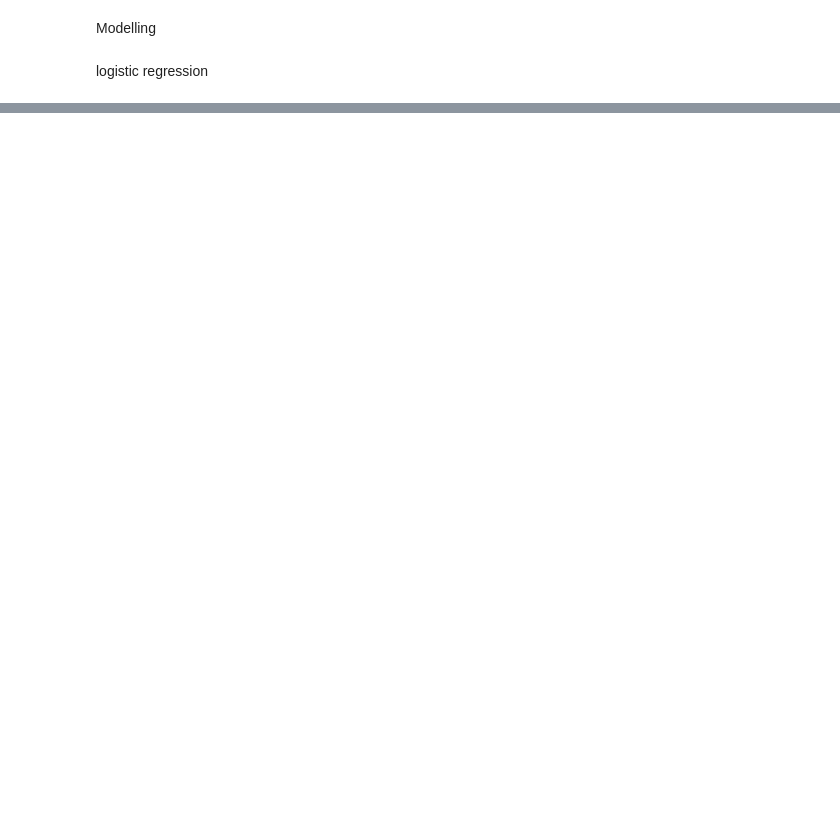
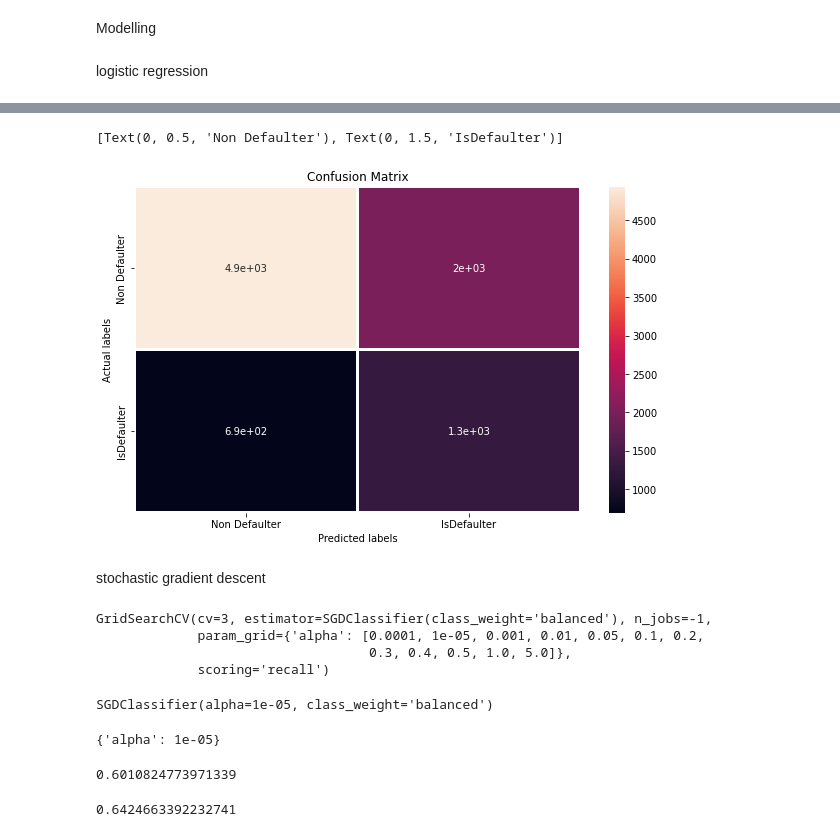
Before and after one commit to Malikarbaaz/CREDIT_CARD_DEFAULT_PREDICTION, a Jupyter notebook: Copy_of_Credit_Card_Default_Prediction_Capstone_Project.ipynb, the cells around one changed output, grey strips where cells are left out. Cells and saved outputs as stored; diff of their text form; code cells hidden in the pictures; blank space fills up the shorter version.

```diff
--- a/Copy_of_Credit_Card_Default_Prediction_Capstone_Project.ipynb
+++ b/Copy_of_Credit_Card_Default_Prediction_Capstone_Project.ipynb
@@ -571,11 +578,11 @@ oversampling
 from collections import Counter
 from imblearn.over_sampling import RandomOverSampler
 
-os = RandomOverSampler()
+ros = RandomOverSampler()
 
 # fit predictor and target variable
-X_train_os, y_train_os = os.fit_resample(X_train, y_train)
+X_train_ros, y_train_ros = ros.fit_resample(X_train, y_train)
 
 print('Original dataset shape', Counter(y_train))
-print('Resample dataset shape', Counter(y_train_os))
+print('Resample dataset shape', Counter(y_train_ros))
 # %% [output]
@@ -590,6 +597,6 @@ from sklearn.linear_model import LogisticRegression
 from sklearn.model_selection import GridSearchCV
 
 param_grid = {'penalty':['l1','l2'], 'C' : [0.0001,0.001, 0.01, 0.1, 0.2, 0.3, 0.4, 0.5, 0.6, 0.7, 0.8, 0.9, 1, 10, 20, 50, 100] }
-log_reg = LogisticRegression()
-logistic_model= GridSearchCV(LogisticRegression(), param_grid, scoring = 'recall', n_jobs = -1, verbose = 3, cv = 3)
-logistic_model.fit(X_train_os, y_train_os)
+
+logistic_model= GridSearchCV(LogisticRegression(class_weight='balanced'), param_grid, scoring = 'recall', n_jobs = -1, verbose = 3, cv = 3)
+logistic_model.fit(X_train_ros, y_train_ros)
@@ -595,0 +627,4 @@ logistic_model.fit(X_train_os, y_train_os)
+# %%
+# Get the y- train & test predicted values
+y_train_preds_logistic = logistic_model.predict(X_train_ros)
+y_test_preds_logistic = logistic_model.predict(X_test)
@@ -595,0 +643,13 @@ logistic_model.fit(X_train_os, y_train_os)
+# %%
+logistic_test_precision= precision_score(y_test, y_test_preds_logistic)
+logistic_test_recall= recall_score(y_test, y_test_preds_logistic)
+logistic_test_f1score= f1_score(y_test, y_test_preds_logistic)
+logistic_test_roc_auc= roc_auc_score(y_test, y_test_preds_logistic)
+logistic_test_confusion_matrix= confusion_matrix(y_test, y_test_preds_logistic)
+
+
+print("The precision on test data is:", logistic_test_precision)
+print("The recall on test data is:", logistic_test_recall)
+print("The f1 on test data is:", logistic_test_f1score)
+print("The roc_auc_score on test data is:", logistic_test_roc_auc)
+print("The confusion matrix on test data is: \n", logistic_test_confusion_matrix)
@@ -595,0 +664,47 @@ logistic_model.fit(X_train_os, y_train_os)
+# %%
+# Get the confusion matrix for logistic
+labels = ['Non Defaulter', 'IsDefaulter']
+
+plt.figure (figsize= (10,6))
+ax= plt.subplot()
+sns.heatmap(logistic_test_confusion_matrix, annot=True, ax = ax, lw = 3) #annot=True to annotate cells
+
+# labels, title and ticks
+ax.set_xlabel('Predicted labels')
+ax.set_ylabel('Actual labels')
+ax.set_title('Confusion Matrix')
+ax.xaxis.set_ticklabels(labels)
+ax.yaxis.set_ticklabels(labels)
+# %% [output]
+[Text(0, 0.5, 'Non Defaulter'), Text(0, 1.5, 'IsDefaulter')]
+[figure, added]
+# %% [markdown]
+stochastic gradient descent
+# %%
+from sklearn.linear_model import SGDClassifier
+
+sgd_params = {'alpha': [0.0001,0.00001, 0.001, 0.01,0.05,0.1,0.2,0.3,0.4,0.5, 1.0, 5.0]}
+
+sgd_model = GridSearchCV(SGDClassifier(class_weight='balanced'), param_grid = sgd_params, scoring='recall', cv=3, n_jobs=-1)
+sgd_model.fit(X_train_ros, y_train_ros)
+# %% [output]
+GridSearchCV(cv=3, estimator=SGDClassifier(class_weight='balanced'), n_jobs=-1,
+             param_grid={'alpha': [0.0001, 1e-05, 0.001, 0.01, 0.05, 0.1, 0.2,
+                                   0.3, 0.4, 0.5, 1.0, 5.0]},
+             scoring='recall')
+# %%
+sgd_model.best_estimator_
+# %% [output]
+SGDClassifier(alpha=1e-05, class_weight='balanced')
+# %%
+sgd_model.best_params_
+# %% [output]
+{'alpha': 1e-05}
+# %%
+sgd_model.score(X_train_ros, y_train_ros)
+# %% [output]
+0.6010824773971339
+# %%
+sgd_model.best_score_
+# %% [output]
+0.6424663392232741
```
Also changed, not shown: parts of 43 cells of this notebook.
